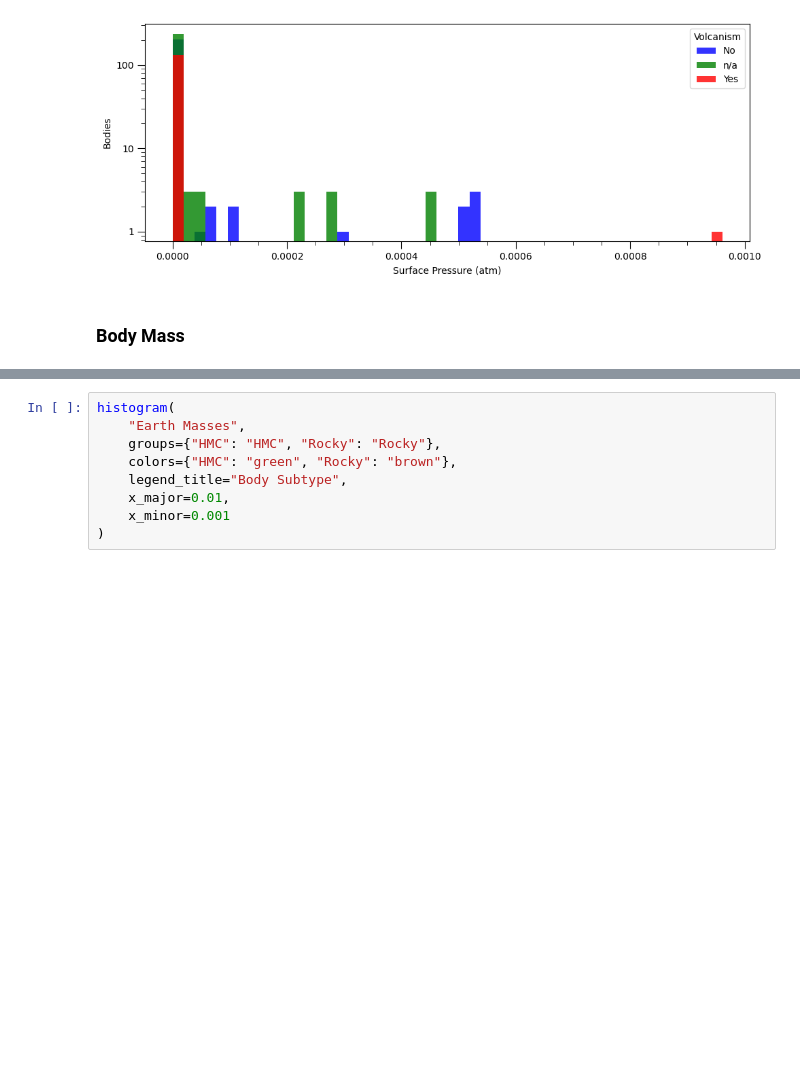
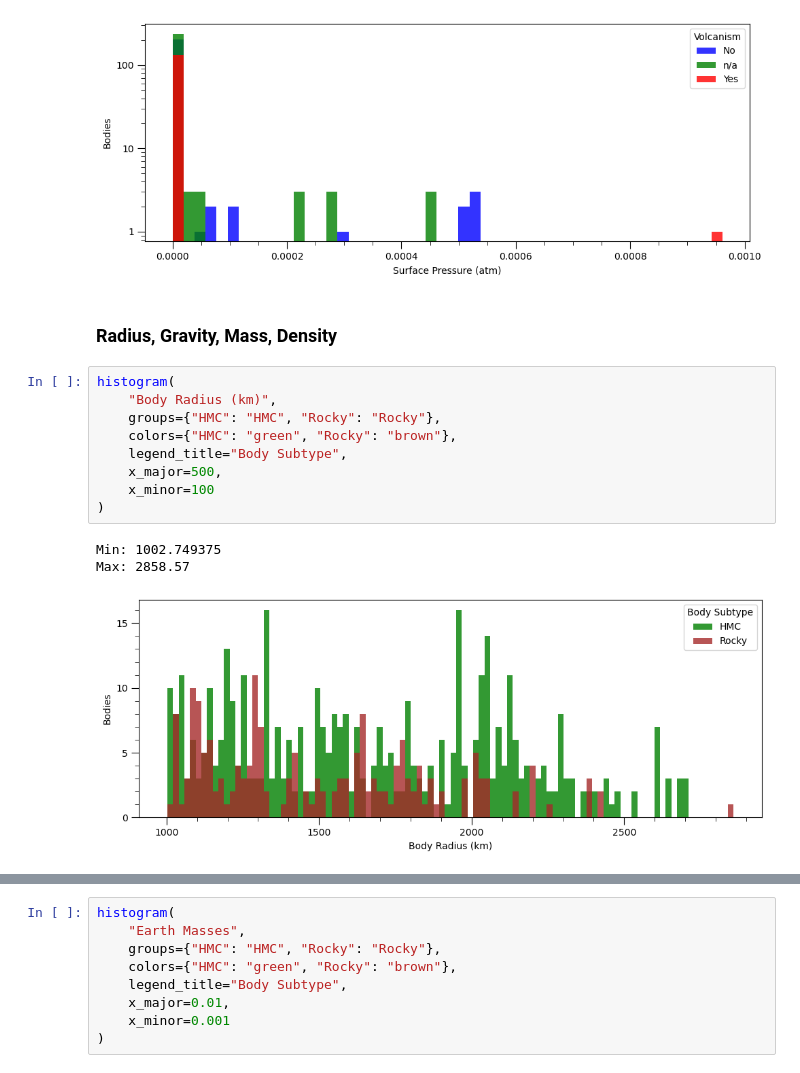
Before and after one commit to Dr-Nozimo/GuardianRuinAnalyses, a Jupyter notebook: ruin_parameters/RuinParameters.ipynb, the cells around one changed output, grey strips where cells are left out. Drawn from its saved outputs; the diff is of its cells as text; blank space fills up the shorter version.

```diff
--- a/ruin_parameters/RuinParameters.ipynb
+++ b/ruin_parameters/RuinParameters.ipynb
@@ -314,4 +311,17 @@ Min: 0.0
 Max: 0.0009608918431
 [figure]
 # %% [markdown]
-### Body Mass
+### Radius, Gravity, Mass, Density
+# %%
+histogram(
+    "Body Radius (km)",
+    groups={"HMC": "HMC", "Rocky": "Rocky"},
+    colors={"HMC": "green", "Rocky": "brown"},
+    legend_title="Body Subtype",
+    x_major=500,
+    x_minor=100
+)
+# %% [output]
+Min: 1002.749375
+Max: 2858.57
+[figure, added]
```
Also changed, not shown: parts of 18 cells of this notebook, 2 other files.
